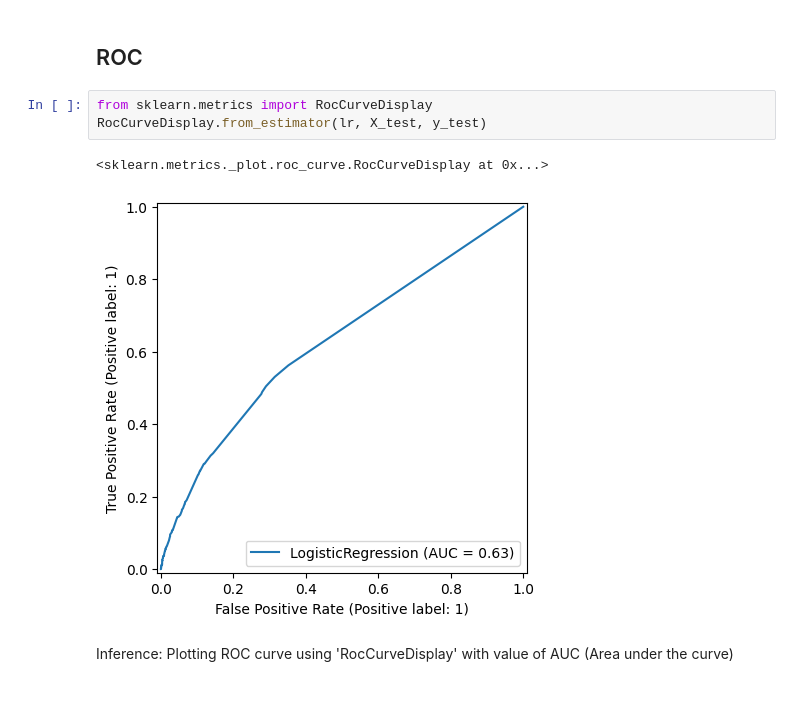
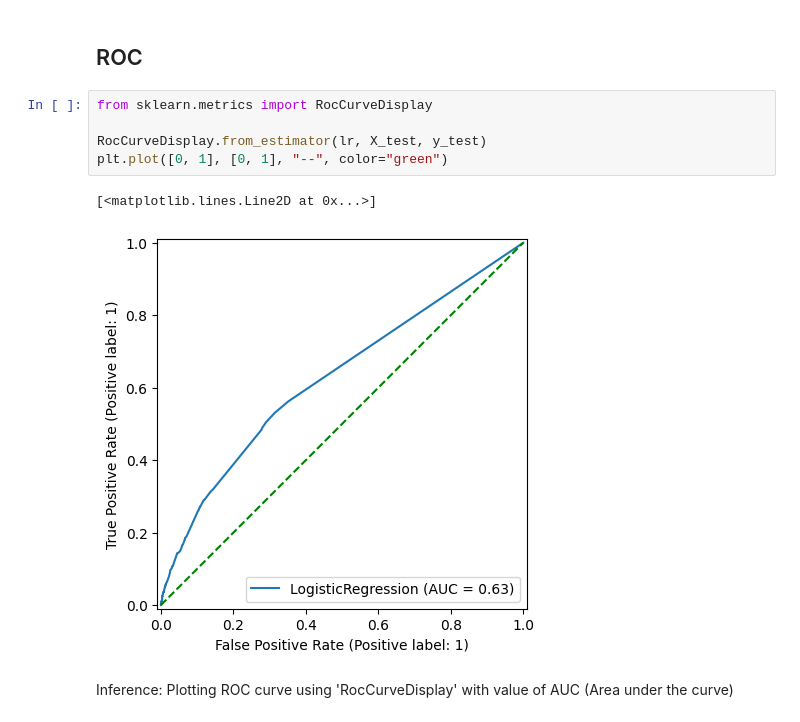
Before and after one commit to ThePunisher-17/Christ-University-Machine-Learning-Sem-1, a Jupyter notebook: Lab 5/Task.ipynb, the cells around one changed output. Saved outputs shown, nothing was run; the diff lists cells and outputs as text.

```diff
--- a/Lab 5/Task.ipynb
+++ b/Lab 5/Task.ipynb
@@ -347,10 +349,12 @@ Inference: Plotting loss functino using "learning_curve" a built in method
 ## ROC
 # %%
 from sklearn.metrics import RocCurveDisplay
+
 RocCurveDisplay.from_estimator(lr, X_test, y_test)
+plt.plot([0, 1], [0, 1], "--", color="green")
 # %% [output]
-<sklearn.metrics._plot.roc_curve.RocCurveDisplay at 0x...>
+[<matplotlib.lines.Line2D at 0x...>]
-[figure, old version]
+[figure, new version]
 # %% [markdown]
 Inference: Plotting ROC curve using 'RocCurveDisplay' with value of AUC (Area under the curve)
 # %%
```
Also changed, not shown: parts of 2 cells of this notebook, 2 other files.
